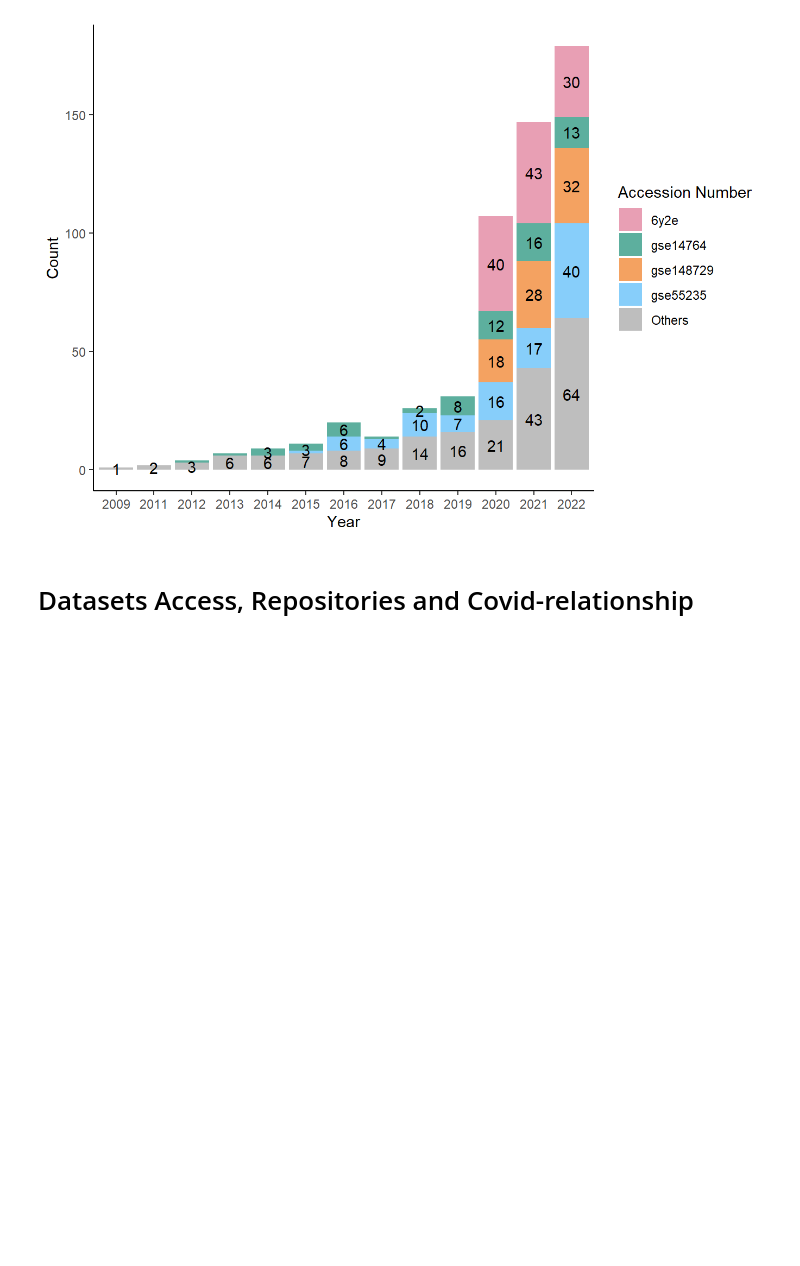
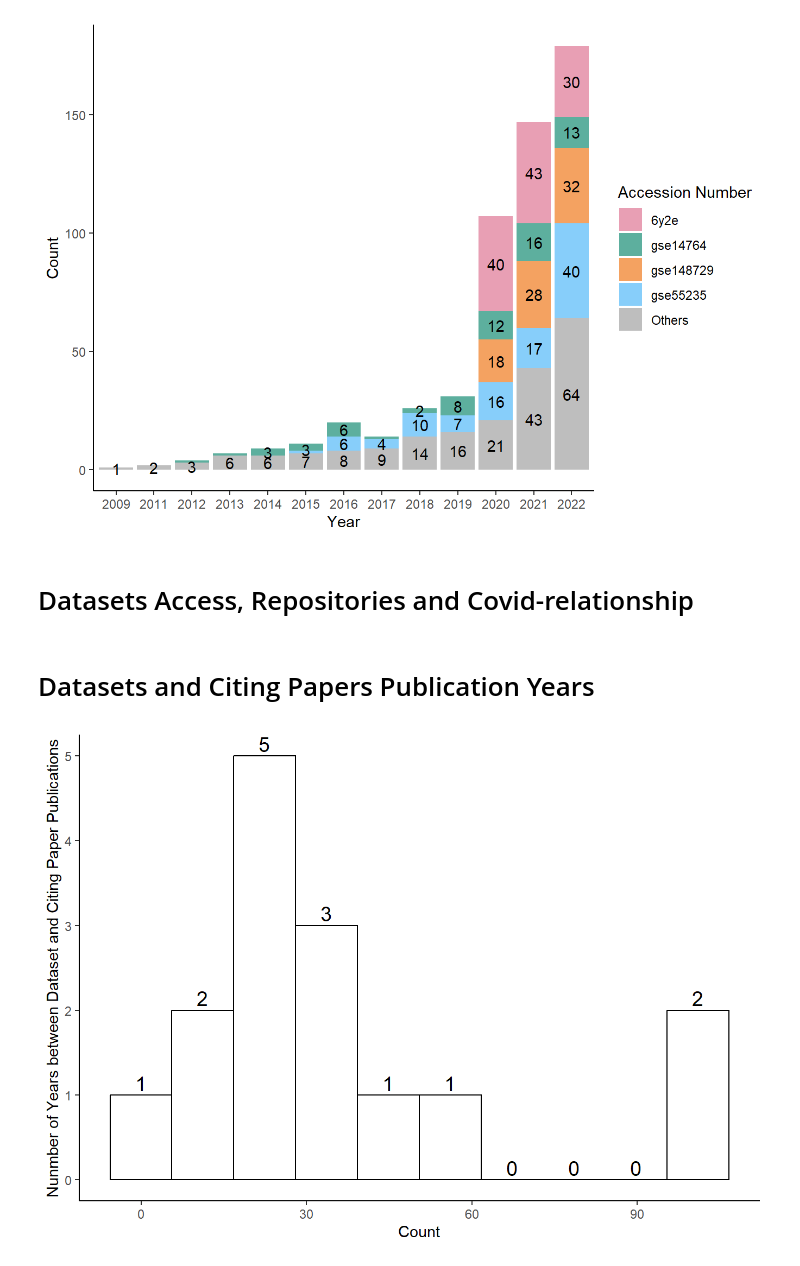
Before and after one commit to quest-bih/Mapping-the-reuse-of-biomedical-research-data, a Jupyter notebook: _output/notebooks/plots/plots.out.ipynb, the cells around one changed output. Drawn from its saved outputs; the diff is of its cells as text; code cells hidden in the pictures; blank space fills up the shorter version.

```diff
--- a/_output/notebooks/plots/plots.out.ipynb
+++ b/_output/notebooks/plots/plots.out.ipynb
@@ -277,3 +277,43 @@ geom_text(
 # links_all <- links_ac_access |> bind_rows(links_access_rep) |> bind_rows(links_rep_covid)
 #
 # plot_Sankey(links_all, sinksRight = FALSE, fontSize = 16) # call the plotting function
+# %% [markdown]
+# Datasets and Citing Papers Publication Years
+# %%
+
+# Create table
+
+dif_for_plot <- dcc_charite_joined_final |>
+  select(doi_charite, doi_dcc, year_dcc, dataset_publication_year) |>
+  distinct() |>
+  mutate(dif = year_dcc - dataset_publication_year) |>
+  group_by(dif) |>
+  summarise(n = n())
+
+# Plot
+
+dif_for_plot |>
+  filter(dif >= 0) |>
+  ggplot(aes(x = n)) +
+  geom_histogram(
+    bins = 10,                  # Adjust bins to log-scaled data
+    color = "black", fill = NA
+  ) +
+  stat_bin(
+    bins = 10,                  # Same binning as histograms
+    geom = "text",
+    aes(label = ..count..),
+    vjust = -0.3,               # Position labels above bars
+    size = 5                    # Font size of labels
+  ) +
+  # scale_x_log10(
+  #   breaks = c(1, 3, 10, 40, 100),  # Custom breaks for the x-axis
+  #   labels = c(1, 3, 10, 40, 100)   # Labels for x-axis
+  # ) +
+  labs(
+    x = "Count",
+    y = "Nunmber of Years between Dataset and Citing Paper Publications"
+  ) +
+  theme_classic()
+# %% [output]
+[figure, added]
```
Also changed, not shown: 39 other files.
